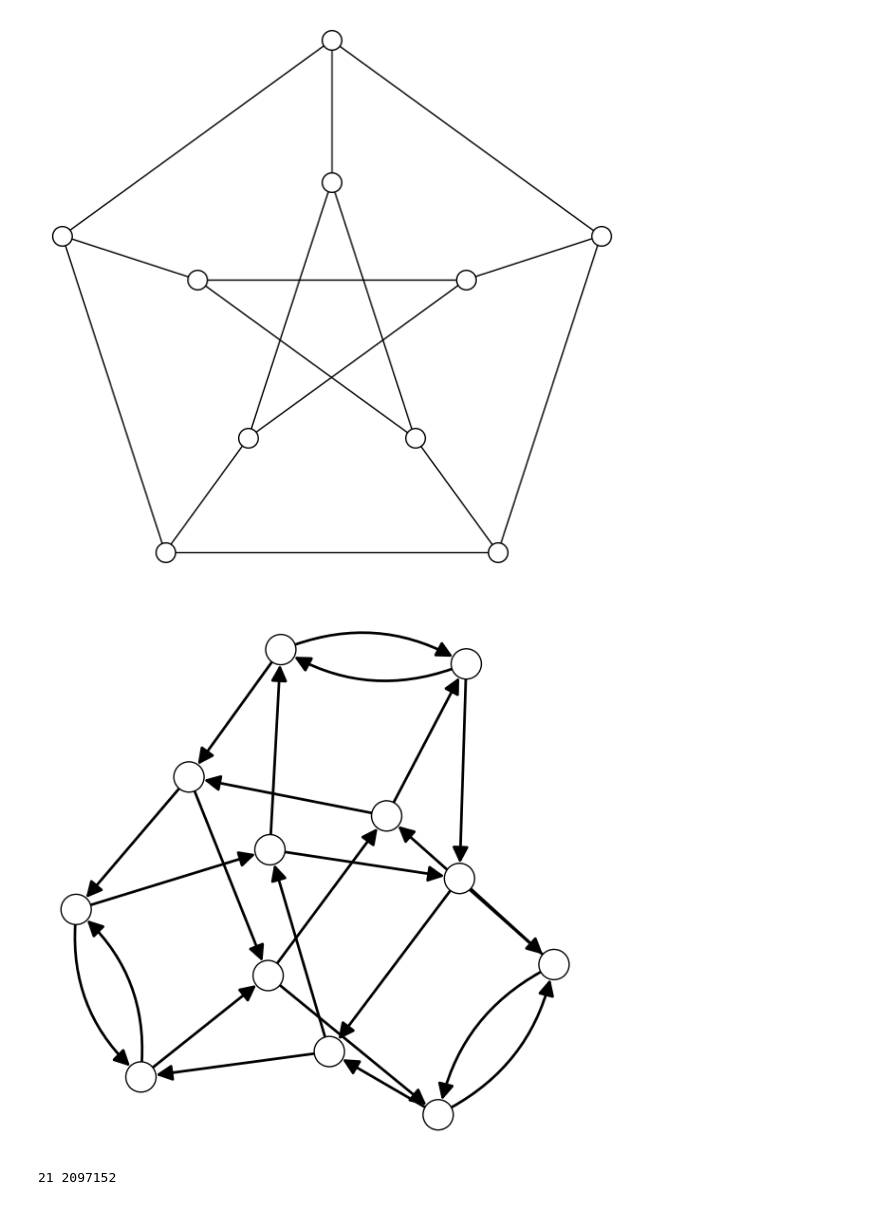
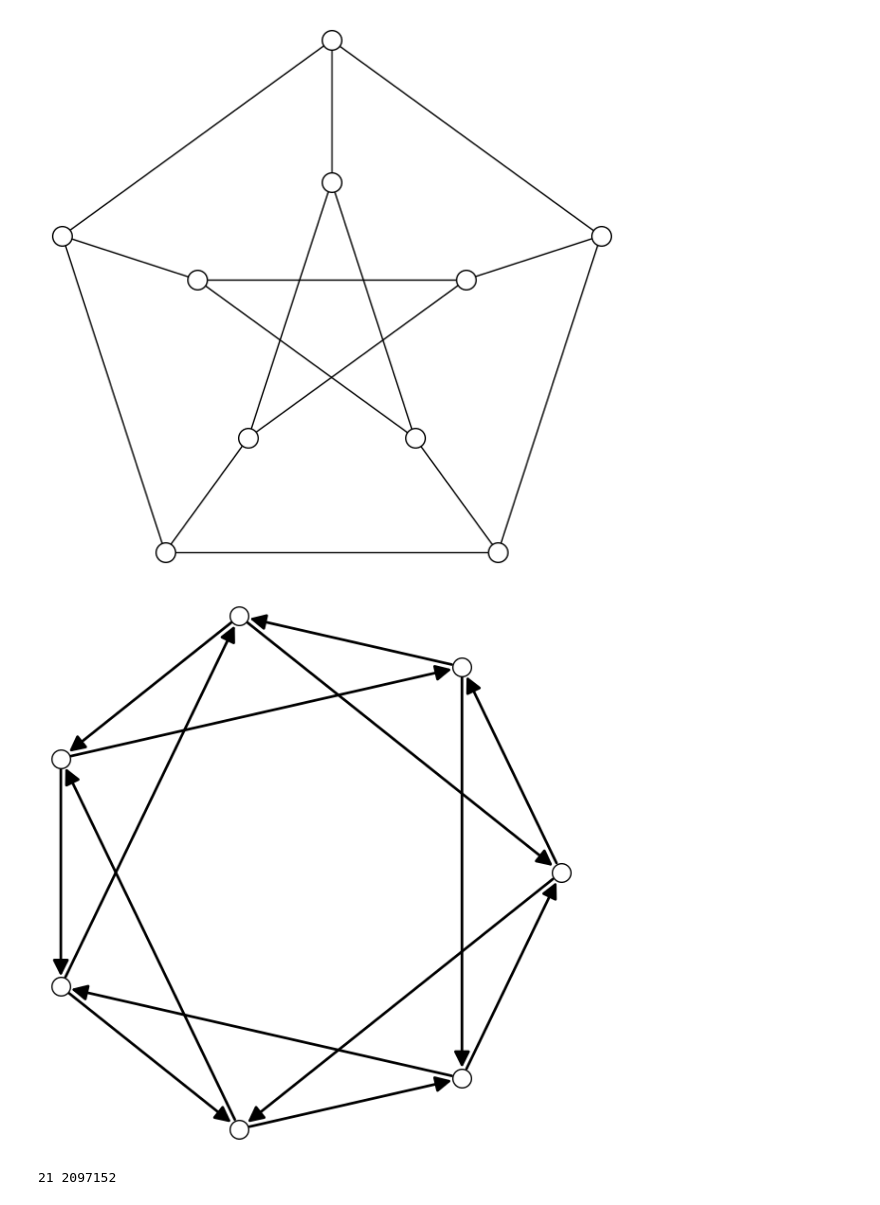
Before and after one commit to tarasyarema/orientations, a Jupyter notebook: tests.ipynb, the cells around one changed output. Saved outputs shown, nothing was run; the diff lists cells and outputs as text; code cells hidden in the pictures.

```diff
--- a/tests.ipynb
+++ b/tests.ipynb
@@ -48,26 +48,28 @@ show = True
 # %%
 g = graphs.PetersenGraph()
 o = opts(g)
 
 o['layout'] = None
 o['vertex_labels'] = False
 
 if show:
     g.show(**o)
 g.plot(**o).save('../presentation/img/1_1.png')
 
-d = digraphs.Kautz(2, 3)
+# d = digraphs.Kautz(2, 3)
+d = digraphs.Circulant(7, [1, 5])
+d.allow_loops(False)
 o = opts(d)
 o['layout'] = None
 o['vertex_labels'] = False
 del o['edge_colors']
 
 if show:
     d.show(**o)
 d.plot(**o).save('../presentation/img/1_2.png')
 # %% [output]
 [figure]
-[figure, old version]
+[figure, new version]
 # %%
 g = our_g()
 o = opts(g)
```
